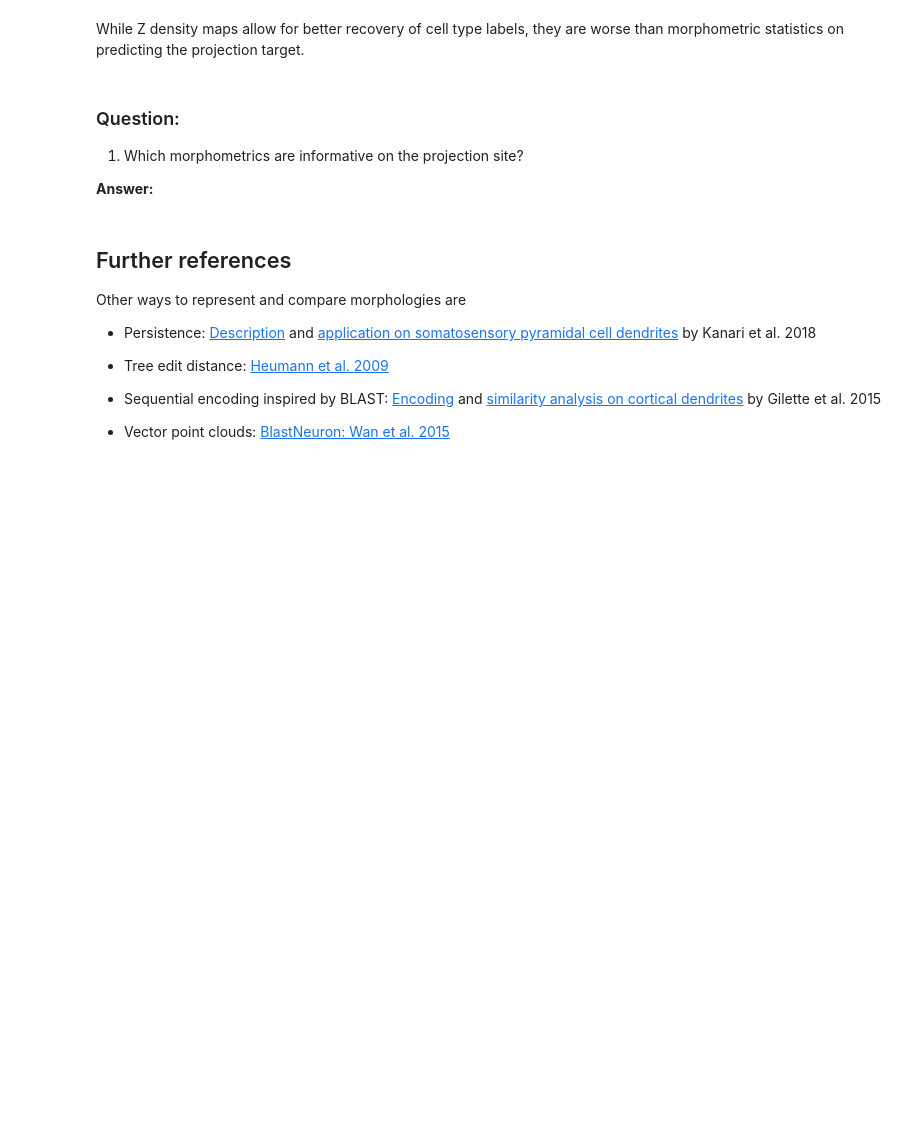
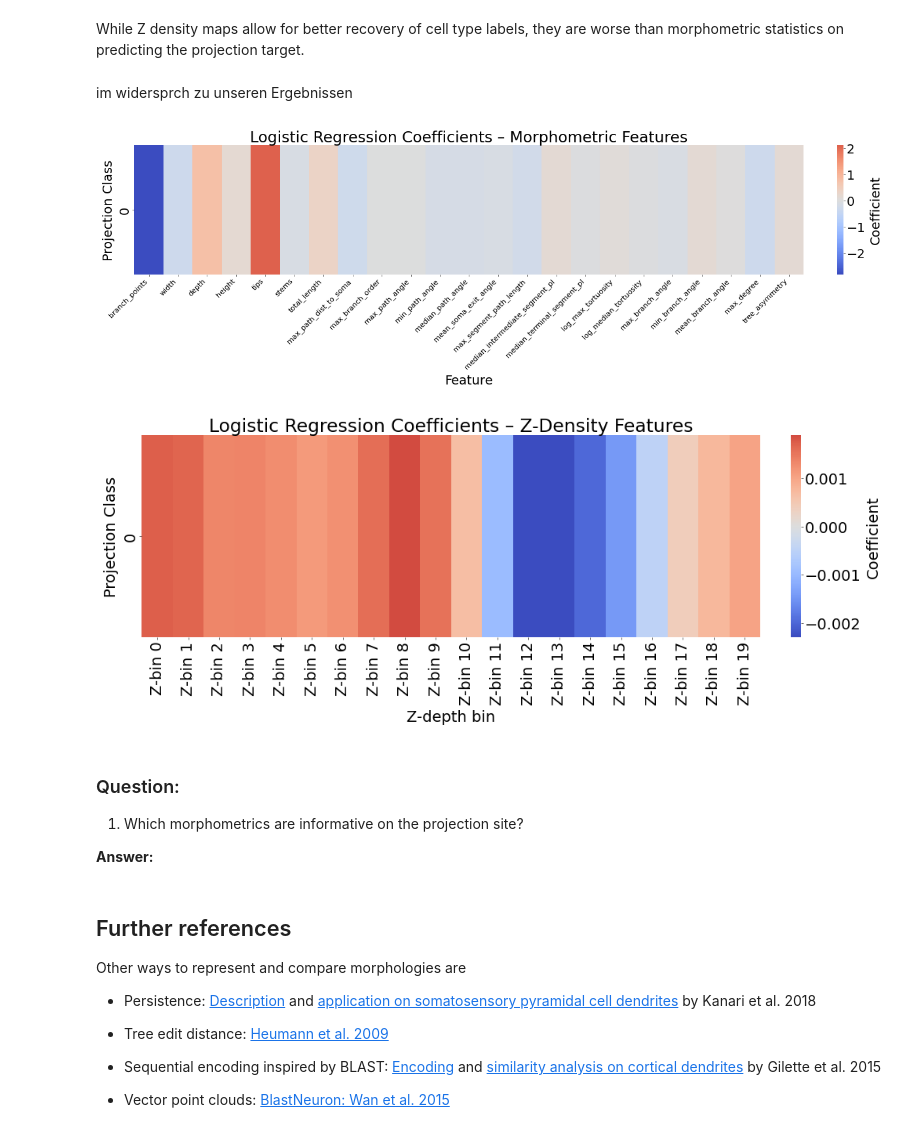
Before and after one commit to flobu98/neural_data_science, a Jupyter notebook: CodingLab8.ipynb, the cells around one changed output. Cells and saved outputs as stored; diff of their text form; code cells hidden in the pictures; blank space fills up the shorter version.

```diff
--- a/CodingLab8.ipynb
+++ b/CodingLab8.ipynb
@@ -638,3 +717,45 @@ While Z density maps allow for better recovery of cell type labels, they are wor
+# %% [markdown]
+im widersprch zu unseren Ergebnissen
+# %%
+# ---------------------------------------------------------------------------
+# Plot the fitted linear coefficients for both of the feature representations
+# and answer the question below. (1 pt)
+# ---------------------------------------------------------------------------
+
+
+# Morphometric features
+plt.figure(figsize=(12, 4))
+sns.heatmap(
+    clf_morpho.coef_,
+    xticklabels=morpho_df.columns,
+    cmap="coolwarm",
+    center=0,
+    cbar_kws={"label": "Coefficient"},
+)
+plt.title("Logistic Regression Coefficients – Morphometric Features")
+plt.xlabel("Feature")
+plt.ylabel("Projection Class")
+plt.xticks(rotation=45, ha="right", fontsize=8)
+# plt.tight_layout()
+plt.show()
+
+# Z-density features
+plt.figure(figsize=(10, 4))
+sns.heatmap(
+    clf_density.coef_,
+    xticklabels=[f"Z-bin {i}" for i in range(X_density.shape[1])],
+    cmap="coolwarm",
+    center=0,
+    cbar_kws={"label": "Coefficient"},
+)
+plt.title("Logistic Regression Coefficients – Z-Density Features")
+plt.xlabel("Z-depth bin")
+plt.ylabel("Projection Class")
+# plt.tight_layout()
+plt.show()
+# %% [output]
+[figure, added]
+[figure, added]
 # %% [markdown]
 ### Question:
 
```
Also changed, not shown: parts of 8 cells of this notebook.
